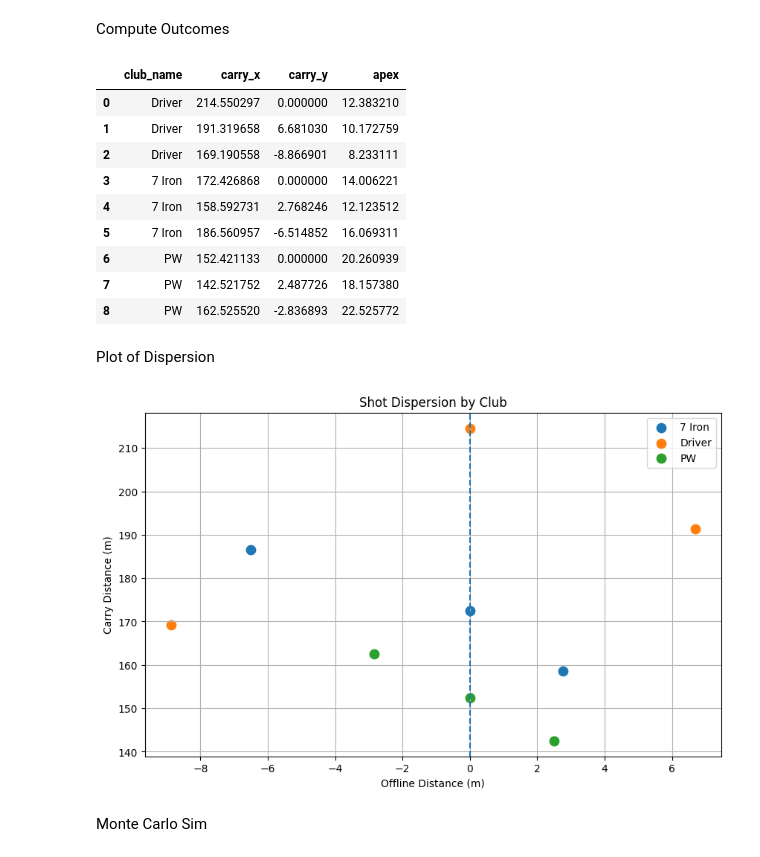
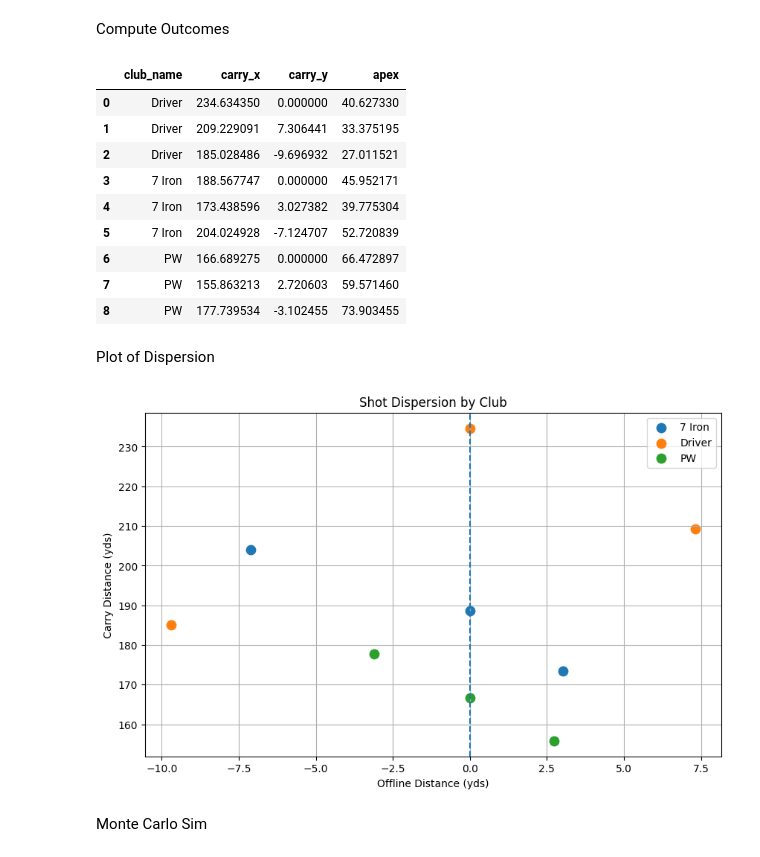
Before and after one commit to JP-Craig/golf-sim-lab, a Jupyter notebook: notebooks/01_shot_dispersion_analyzer.ipynb, the cells around one changed output. Saved outputs shown, nothing was run; the diff lists cells and outputs as text; code cells hidden in the pictures.

```diff
--- a/notebooks/01_shot_dispersion_analyzer.ipynb
+++ b/notebooks/01_shot_dispersion_analyzer.ipynb
@@ -34,41 +34,41 @@ df["vz"] = df["ball_speed_mps"] * np.sin(df["launch_angle_rad"])
 Compute Outcomes
 # %%
 df["flight_time"] = (2 * df["vz"]) / g
-df["carry_x"] = df["vx"] * df["flight_time"]
-df["carry_y"] = df["vy"] * df["flight_time"]
-df["apex"] = (df["vz"] ** 2) / (2 * g)
+df["carry_x"] = (df["vx"] * df["flight_time"]) * 1.09361  # Convert to yards
+df["carry_y"] = (df["vy"] * df["flight_time"]) * 1.09361  # Convert to yards
+df["apex"] = (df["vz"] ** 2) / (2 * g) * 3.28084  # Convert to feet
 
 df[["club_name", "carry_x", "carry_y", "apex"]]
 # %% [output]
 |  | club_name | carry_x | carry_y | apex |
-| 0 | Driver | 214.550297 | 0.000000 | 12.383210 |
-| 1 | Driver | 191.319658 | 6.681030 | 10.172759 |
-| 2 | Driver | 169.190558 | -8.866901 | 8.233111 |
-| 3 | 7 Iron | 172.426868 | 0.000000 | 14.006221 |
-| 4 | 7 Iron | 158.592731 | 2.768246 | 12.123512 |
-| 5 | 7 Iron | 186.560957 | -6.514852 | 16.069311 |
-| 6 | PW | 152.421133 | 0.000000 | 20.260939 |
-| 7 | PW | 142.521752 | 2.487726 | 18.157380 |
-| 8 | PW | 162.525520 | -2.836893 | 22.525772 |
+| 0 | Driver | 234.634350 | 0.000000 | 40.627330 |
+| 1 | Driver | 209.229091 | 7.306441 | 33.375195 |
+| 2 | Driver | 185.028486 | -9.696932 | 27.011521 |
+| 3 | 7 Iron | 188.567747 | 0.000000 | 45.952171 |
+| 4 | 7 Iron | 173.438596 | 3.027382 | 39.775304 |
+| 5 | 7 Iron | 204.024928 | -7.124707 | 52.720839 |
+| 6 | PW | 166.689275 | 0.000000 | 66.472897 |
+| 7 | PW | 155.863213 | 2.720603 | 59.571460 |
+| 8 | PW | 177.739534 | -3.102455 | 73.903455 |
 # %% [markdown]
 Plot of Dispersion
 # %%
 import matplotlib.pyplot as plt
 
 plt.figure(figsize=(10, 6))
 
 for club, group in df.groupby("club_name"):
     plt.scatter(group["carry_y"], group["carry_x"], label=club, s=80)
 
 plt.axvline(0, linestyle="--")
-plt.xlabel("Offline Distance (m)")
-plt.ylabel("Carry Distance (m)")
+plt.xlabel("Offline Distance (yds)")
+plt.ylabel("Carry Distance (yds)")
 plt.title("Shot Dispersion by Club")
 plt.legend()
 plt.grid(True)
 plt.show()
 # %% [output]
-[figure, old version]
+[figure, new version]
 # %% [markdown]
 Monte Carlo Sim
 # %%
```
Also changed, not shown: parts of 2 cells of this notebook.
